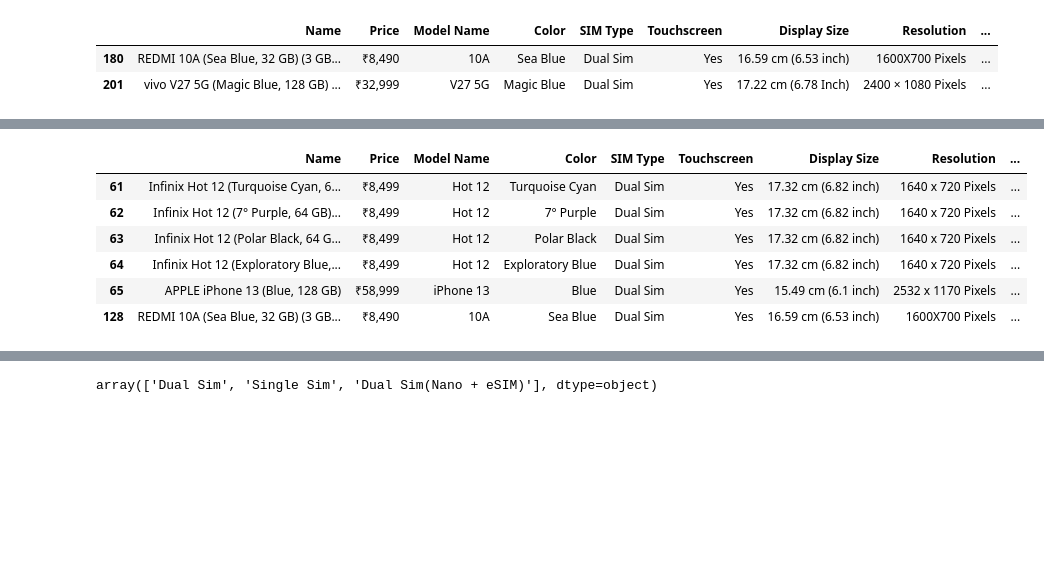
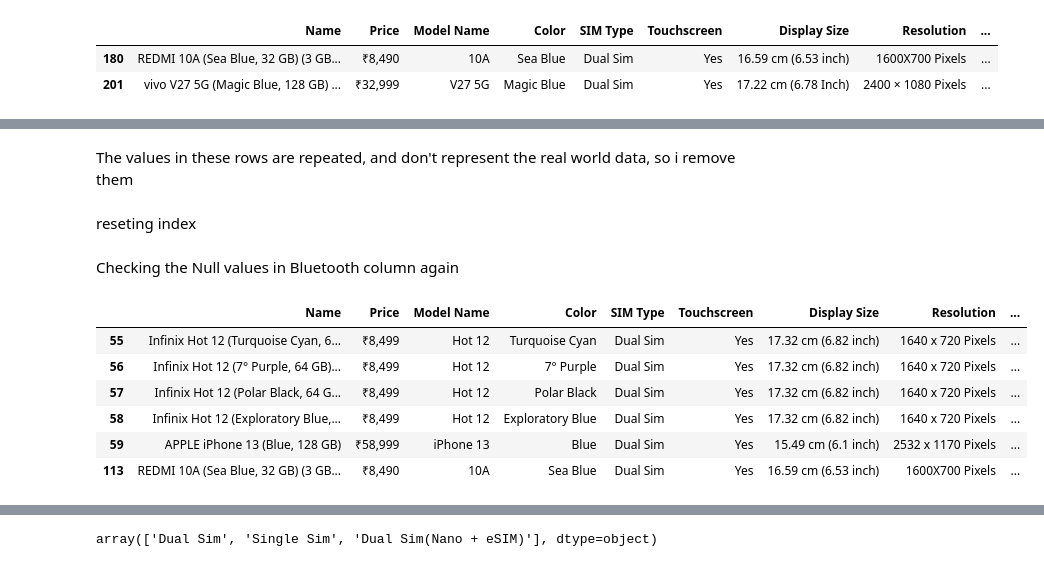
Before and after one commit to toasttsunami/gdsc-r1, a Jupyter notebook: Untitled2.ipynb, the cells around one changed output, grey strips where cells are left out. Cells and saved outputs as stored; diff of their text form; code cells hidden in the pictures; blank space fills up the shorter version.

```diff
--- a/Untitled2.ipynb
+++ b/Untitled2.ipynb
@@ -176,2 +136,0 @@ filtered_rows11
-# %%
-df.reset_index(drop=True, inplace=True)
@@ -191,2 +136,0 @@ df[df['Model Name'] == 'e13']
-# %%
-df.drop(df.index[61:69], inplace=True)
@@ -192,0 +141,3 @@ df.drop(df.index[61:69], inplace=True)
+# %%
+repeated_entries = df[df['Name'].str.split().str[1] != df['Model Name'].str.split().str[0]]
+repeated_entries
@@ -193,13 +158,20 @@ df.drop(df.index[61:69], inplace=True)
+# %% [markdown]
+The values in these rows are repeated, and don't represent the real world data, so i remove them
+# %%
+df.drop(repeated_entries.index, axis = 0, inplace = True)
+# %% [markdown]
+reseting index
 # %%
 df.reset_index(drop=True, inplace=True)
+# %% [markdown]
+Checking the Null values in Bluetooth column again
 # %%
-dropBTS = df[df['Bluetooth Support'].isna()]
-dropBTS
+df[df['Bluetooth Support'].isna()]
 # %% [output]
 |  | Name | Price | Model Name | Color | SIM Type | Touchscreen | Display Size | Resolution | ... |
-| 61 | Infinix Hot 12 (Turquoise Cyan, 6... | ₹8,499 | Hot 12 | Turquoise Cyan | Dual Sim | Yes | 17.32 cm (6.82 inch) | 1640 x 720 Pixels | ... |
-| 62 | Infinix Hot 12 (7° Purple, 64 GB)... | ₹8,499 | Hot 12 | 7° Purple | Dual Sim | Yes | 17.32 cm (6.82 inch) | 1640 x 720 Pixels | ... |
-| 63 | Infinix Hot 12 (Polar Black, 64 G... | ₹8,499 | Hot 12 | Polar Black | Dual Sim | Yes | 17.32 cm (6.82 inch) | 1640 x 720 Pixels | ... |
-| 64 | Infinix Hot 12 (Exploratory Blue,... | ₹8,499 | Hot 12 | Exploratory Blue | Dual Sim | Yes | 17.32 cm (6.82 inch) | 1640 x 720 Pixels | ... |
-| 65 | APPLE iPhone 13 (Blue, 128 GB) | ₹58,999 | iPhone 13 | Blue | Dual Sim | Yes | 15.49 cm (6.1 inch) | 2532 x 1170 Pixels | ... |
-| 128 | REDMI 10A (Sea Blue, 32 GB) (3 GB... | ₹8,490 | 10A | Sea Blue | Dual Sim | Yes | 16.59 cm (6.53 inch) | 1600X700 Pixels | ... |
+| 55 | Infinix Hot 12 (Turquoise Cyan, 6... | ₹8,499 | Hot 12 | Turquoise Cyan | Dual Sim | Yes | 17.32 cm (6.82 inch) | 1640 x 720 Pixels | ... |
+| 56 | Infinix Hot 12 (7° Purple, 64 GB)... | ₹8,499 | Hot 12 | 7° Purple | Dual Sim | Yes | 17.32 cm (6.82 inch) | 1640 x 720 Pixels | ... |
+| 57 | Infinix Hot 12 (Polar Black, 64 G... | ₹8,499 | Hot 12 | Polar Black | Dual Sim | Yes | 17.32 cm (6.82 inch) | 1640 x 720 Pixels | ... |
+| 58 | Infinix Hot 12 (Exploratory Blue,... | ₹8,499 | Hot 12 | Exploratory Blue | Dual Sim | Yes | 17.32 cm (6.82 inch) | 1640 x 720 Pixels | ... |
+| 59 | APPLE iPhone 13 (Blue, 128 GB) | ₹58,999 | iPhone 13 | Blue | Dual Sim | Yes | 15.49 cm (6.1 inch) | 2532 x 1170 Pixels | ... |
+| 113 | REDMI 10A (Sea Blue, 32 GB) (3 GB... | ₹8,490 | 10A | Sea Blue | Dual Sim | Yes | 16.59 cm (6.53 inch) | 1600X700 Pixels | ... |
```
Also changed, not shown: parts of 102 cells of this notebook.
